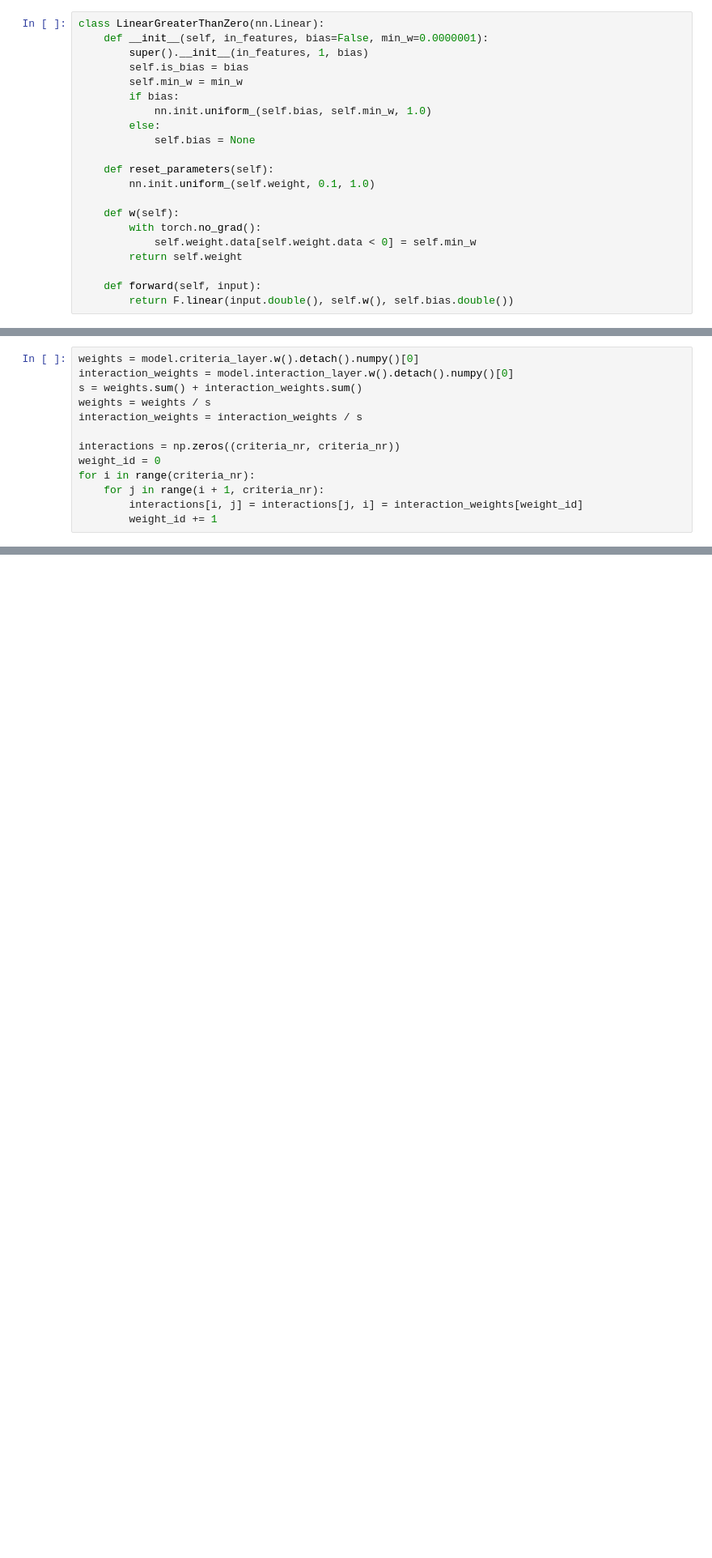
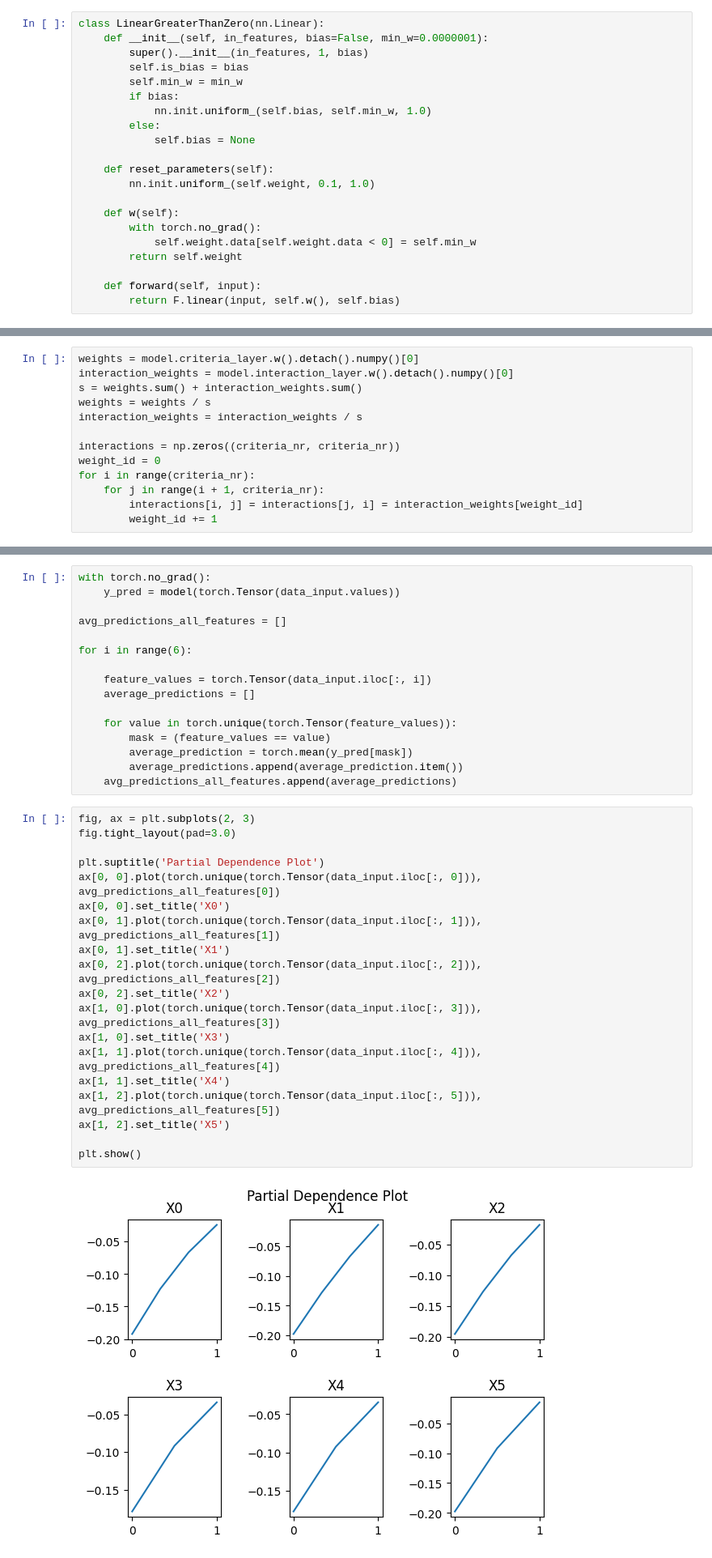
Before and after one commit to Michu-dev/ai-university-labs, a Jupyter notebook: Intelligent Systems of Decision Support/preference-learning/preference-learning.ipynb, the cells around one changed output, grey strips where cells are left out. Shown at 81% size. Drawn from its saved outputs; the diff is of its cells as text; blank space fills up the shorter version.

```diff
--- a/Intelligent Systems of Decision Support/preference-learning/preference-learning.ipynb
+++ b/Intelligent Systems of Decision Support/preference-learning/preference-learning.ipynb
@@ -250,7 +264,7 @@ class LinearGreaterThanZero(nn.Linear):
         return self.weight
 
     def forward(self, input):
-        return F.linear(input.double(), self.w(), self.bias.double())
+        return F.linear(input, self.w(), self.bias)
 # %%
 class LinearInteraction(nn.Linear):
     def __init__(self, in_features, criterion_layer):
@@ -447,0 +416,37 @@ PartialDependenceDisplay.from_estimator(m, X_train, features_1)
+# %%
+with torch.no_grad():
+    y_pred = model(torch.Tensor(data_input.values))
+
+avg_predictions_all_features = []
+
+for i in range(6):
+
+    feature_values = torch.Tensor(data_input.iloc[:, i])
+    average_predictions = []
+
+    for value in torch.unique(torch.Tensor(feature_values)):
+        mask = (feature_values == value)
+        average_prediction = torch.mean(y_pred[mask])
+        average_predictions.append(average_prediction.item())
+    avg_predictions_all_features.append(average_predictions)
+# %%
+fig, ax = plt.subplots(2, 3)
+fig.tight_layout(pad=3.0)
+
+plt.suptitle('Partial Dependence Plot')
+ax[0, 0].plot(torch.unique(torch.Tensor(data_input.iloc[:, 0])), avg_predictions_all_features[0])
+ax[0, 0].set_title('X0')
+ax[0, 1].plot(torch.unique(torch.Tensor(data_input.iloc[:, 1])), avg_predictions_all_features[1])
+ax[0, 1].set_title('X1')
+ax[0, 2].plot(torch.unique(torch.Tensor(data_input.iloc[:, 2])), avg_predictions_all_features[2])
+ax[0, 2].set_title('X2')
+ax[1, 0].plot(torch.unique(torch.Tensor(data_input.iloc[:, 3])), avg_predictions_all_features[3])
+ax[1, 0].set_title('X3')
+ax[1, 1].plot(torch.unique(torch.Tensor(data_input.iloc[:, 4])), avg_predictions_all_features[4])
+ax[1, 1].set_title('X4')
+ax[1, 2].plot(torch.unique(torch.Tensor(data_input.iloc[:, 5])), avg_predictions_all_features[5])
+ax[1, 2].set_title('X5')
+
+plt.show()
+# %% [output]
+[figure, added]
```
Also changed, not shown: parts of 42 cells of this notebook, 10 other files.
